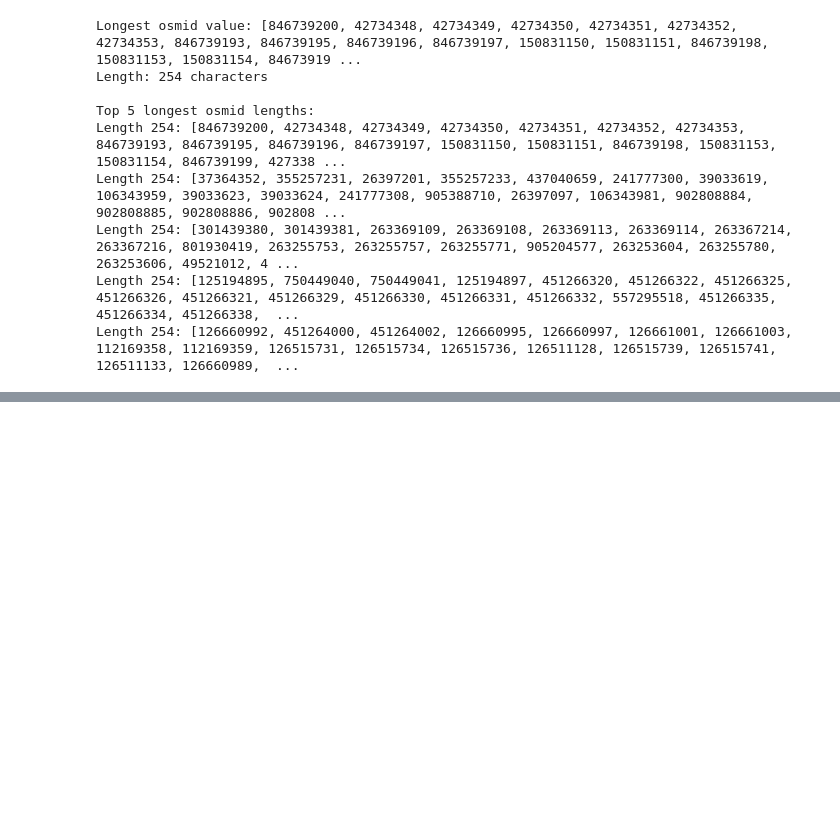
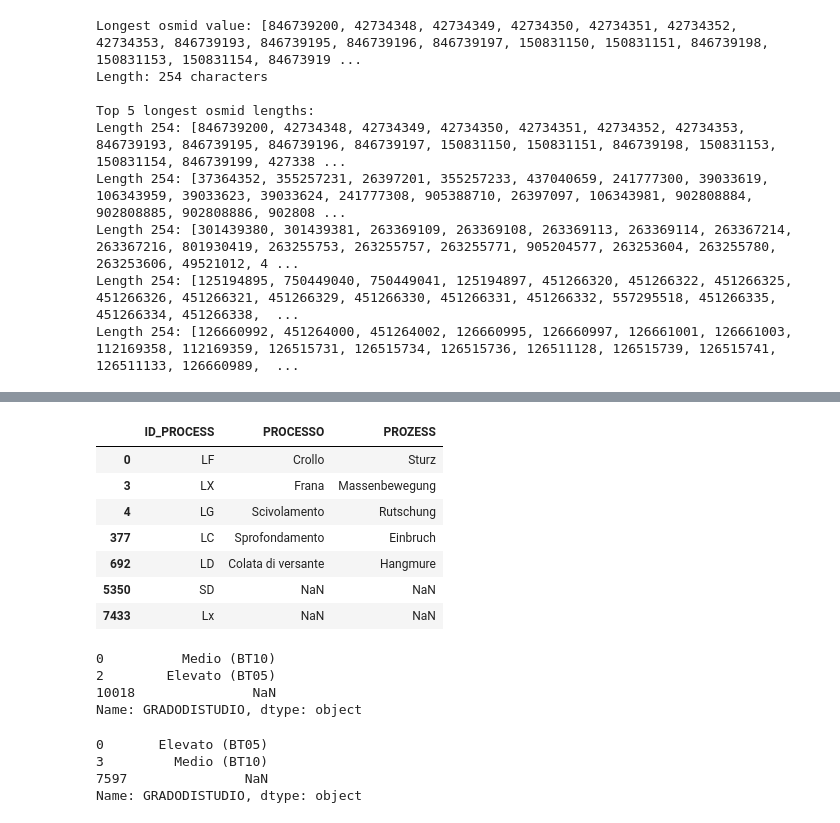
Before and after one commit to Hoegen/Data-Curation-Project, a Jupyter notebook: 0. EDA.ipynb, the cells around one changed output, grey strips where cells are left out. Cells and saved outputs as stored; diff of their text form; code cells hidden in the pictures; blank space fills up the shorter version.

```diff
--- a/0. EDA.ipynb
+++ b/0. EDA.ipynb
@@ -895,0 +922,25 @@ Length 254: [126660992, 451264000, 451264002, 126660995, 126660997, 126661001, 1
+# %%
+landslides[['ID_PROCESS', 'PROCESSO', 'PROZESS']].drop_duplicates()
+# %% [output]
+|  | ID_PROCESS | PROCESSO | PROZESS |
+| 0 | LF | Crollo | Sturz |
+| 3 | LX | Frana | Massenbewegung |
+| 4 | LG | Scivolamento | Rutschung |
+| 377 | LC | Sprofondamento | Einbruch |
+| 692 | LD | Colata di versante | Hangmure |
+| 5350 | SD | NaN | NaN |
+| 7433 | Lx | NaN | NaN |
+# %%
+avalanches['GRADODISTUDIO'].drop_duplicates()
+# %% [output]
+0          Medio (BT10)
+2        Elevato (BT05)
+10018               NaN
+Name: GRADODISTUDIO, dtype: object
+# %%
+landslides['GRADODISTUDIO'].drop_duplicates()
+# %% [output]
+0       Elevato (BT05)
+3         Medio (BT10)
+7597               NaN
+Name: GRADODISTUDIO, dtype: object
```
Also changed, not shown: parts of 5 cells of this notebook, 3 other files.
